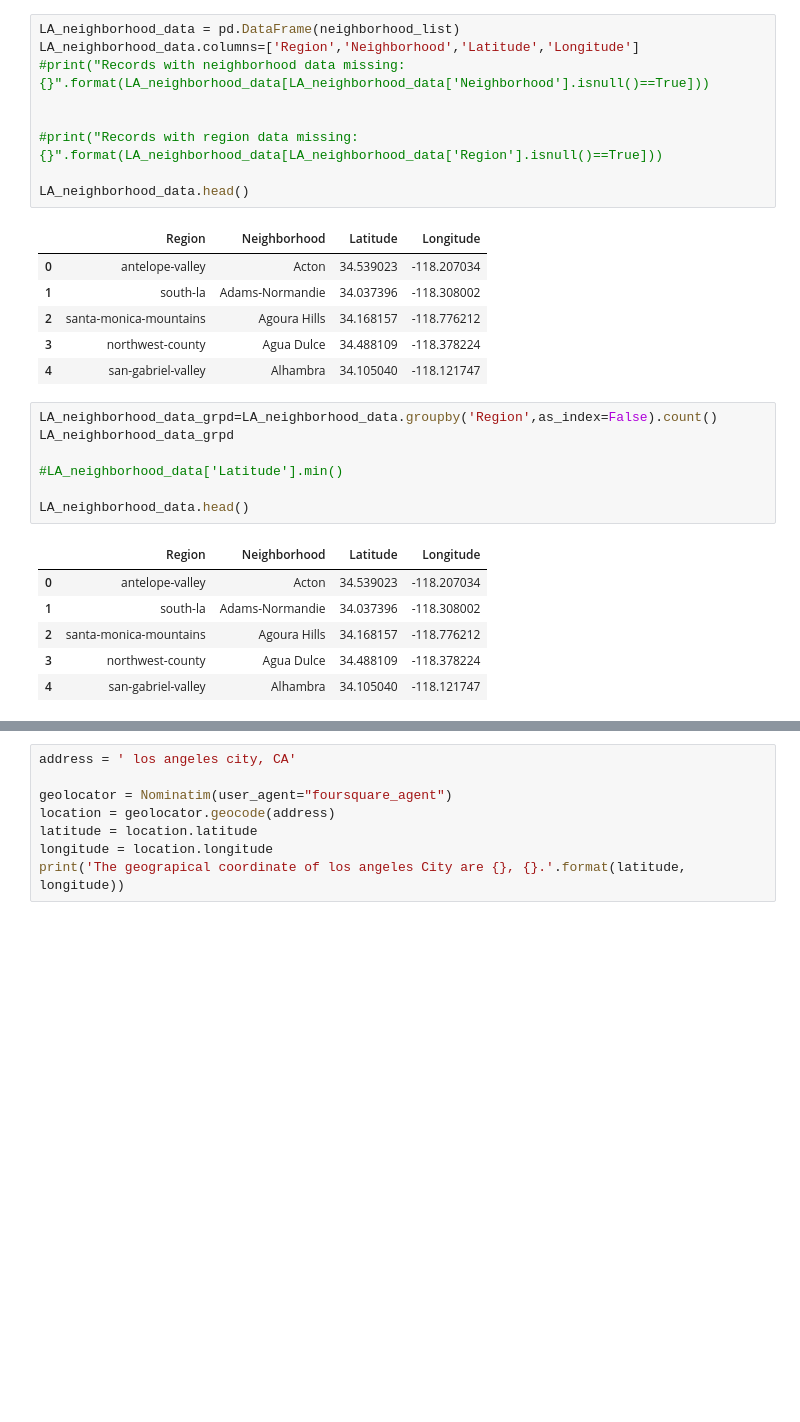
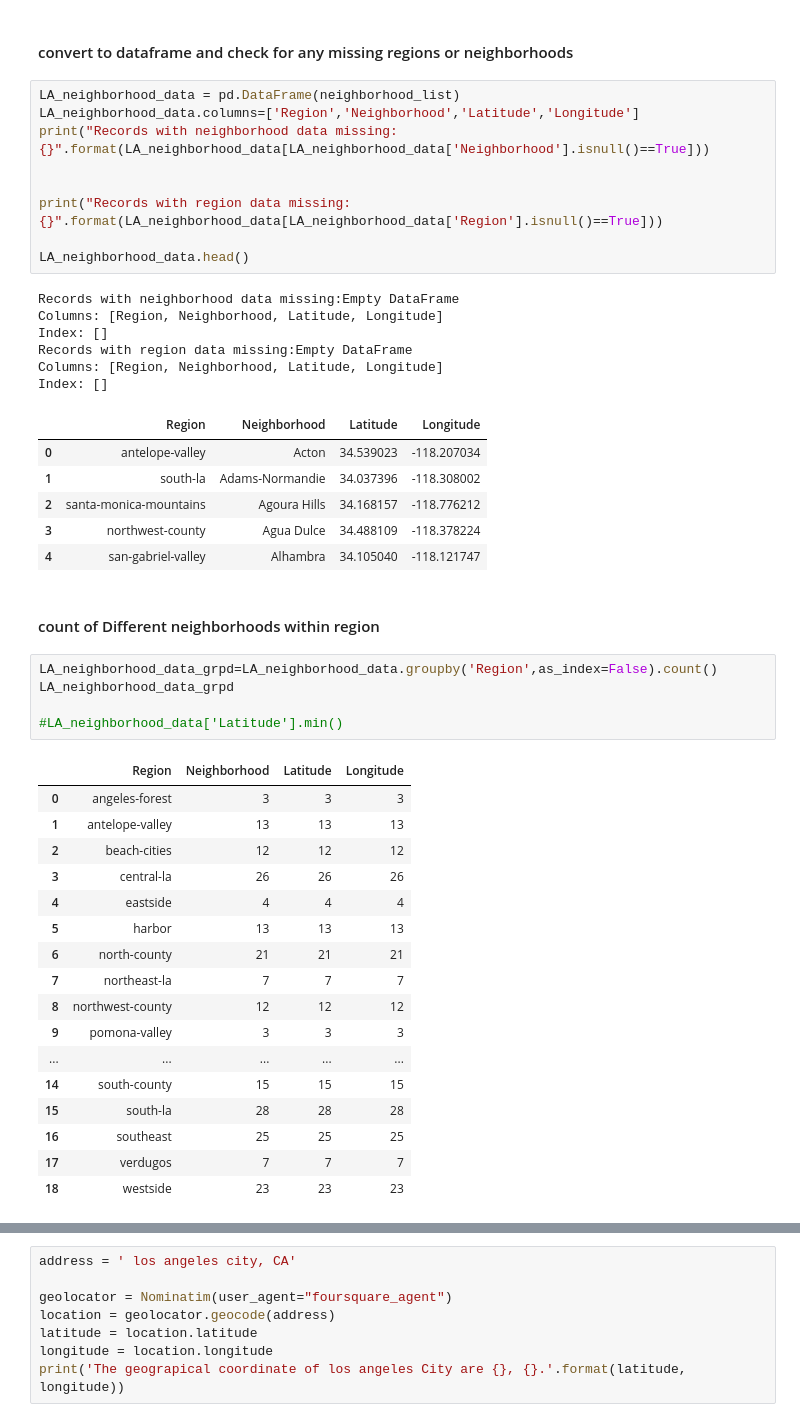
Before and after one commit to roopashree88/BattleofNeighborhoods, a Jupyter notebook: capstone project.ipynb, the cells around one changed output, grey strips where cells are left out. Drawn from its saved outputs; the diff is of its cells as text; blank space fills up the shorter version.

```diff
--- a/capstone project.ipynb
+++ b/capstone project.ipynb
@@ -75,30 +106,49 @@ neighborhood_list
+# %% [markdown]
+#### convert to dataframe and check for any missing regions or neighborhoods
 # %%
 LA_neighborhood_data = pd.DataFrame(neighborhood_list)
 LA_neighborhood_data.columns=['Region','Neighborhood','Latitude','Longitude']
-#print("Records with neighborhood data missing:{}".format(LA_neighborhood_data[LA_neighborhood_data['Neighborhood'].isnull()==True]))
+print("Records with neighborhood data missing:{}".format(LA_neighborhood_data[LA_neighborhood_data['Neighborhood'].isnull()==True]))
 
 
-#print("Records with region data missing:{}".format(LA_neighborhood_data[LA_neighborhood_data['Region'].isnull()==True]))
+print("Records with region data missing:{}".format(LA_neighborhood_data[LA_neighborhood_data['Region'].isnull()==True]))
 
 LA_neighborhood_data.head()
 # %% [output]
+Records with neighborhood data missing:Empty DataFrame
+Columns: [Region, Neighborhood, Latitude, Longitude]
+Index: []
+Records with region data missing:Empty DataFrame
+Columns: [Region, Neighborhood, Latitude, Longitude]
+Index: []
 |  | Region | Neighborhood | Latitude | Longitude |
 | 0 | antelope-valley | Acton | 34.539023 | -118.207034 |
 | 1 | south-la | Adams-Normandie | 34.037396 | -118.308002 |
 | 2 | santa-monica-mountains | Agoura Hills | 34.168157 | -118.776212 |
 | 3 | northwest-county | Agua Dulce | 34.488109 | -118.378224 |
 | 4 | san-gabriel-valley | Alhambra | 34.105040 | -118.121747 |
+# %% [markdown]
+#### count of Different neighborhoods within region
 # %%
 LA_neighborhood_data_grpd=LA_neighborhood_data.groupby('Region',as_index=False).count()
 LA_neighborhood_data_grpd
 
 #LA_neighborhood_data['Latitude'].min()
-
-LA_neighborhood_data.head()
 # %% [output]
 |  | Region | Neighborhood | Latitude | Longitude |
-| 0 | antelope-valley | Acton | 34.539023 | -118.207034 |
-| 1 | south-la | Adams-Normandie | 34.037396 | -118.308002 |
-| 2 | santa-monica-mountains | Agoura Hills | 34.168157 | -118.776212 |
-| 3 | northwest-county | Agua Dulce | 34.488109 | -118.378224 |
-| 4 | san-gabriel-valley | Alhambra | 34.105040 | -118.121747 |
+| 0 | angeles-forest | 3 | 3 | 3 |
+| 1 | antelope-valley | 13 | 13 | 13 |
+| 2 | beach-cities | 12 | 12 | 12 |
+| 3 | central-la | 26 | 26 | 26 |
+| 4 | eastside | 4 | 4 | 4 |
+| 5 | harbor | 13 | 13 | 13 |
+| 6 | north-county | 21 | 21 | 21 |
+| 7 | northeast-la | 7 | 7 | 7 |
+| 8 | northwest-county | 12 | 12 | 12 |
+| 9 | pomona-valley | 3 | 3 | 3 |
+| ... | ... | ... | ... | ... |
+| 14 | south-county | 15 | 15 | 15 |
+| 15 | south-la | 28 | 28 | 28 |
+| 16 | southeast | 25 | 25 | 25 |
+| 17 | verdugos | 7 | 7 | 7 |
+| 18 | westside | 23 | 23 | 23 |
```
Also changed, not shown: parts of 33 cells of this notebook.
